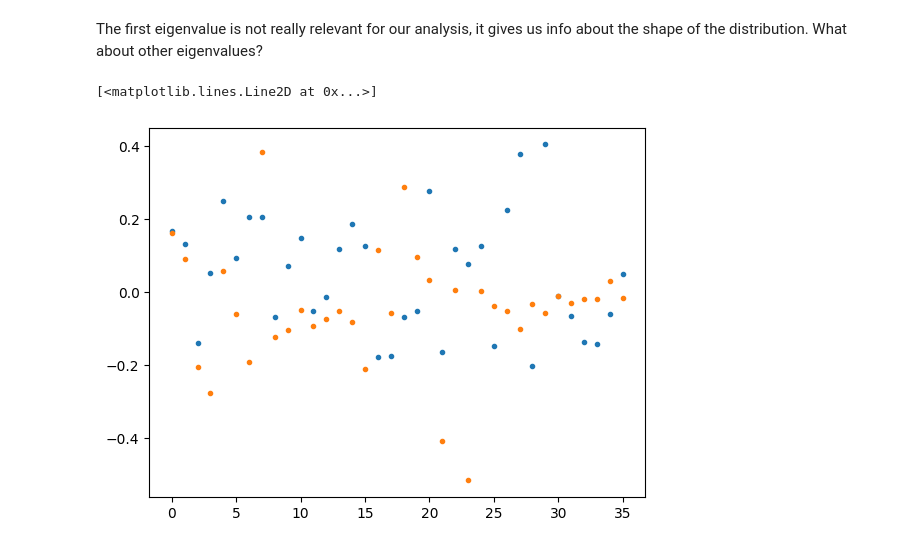
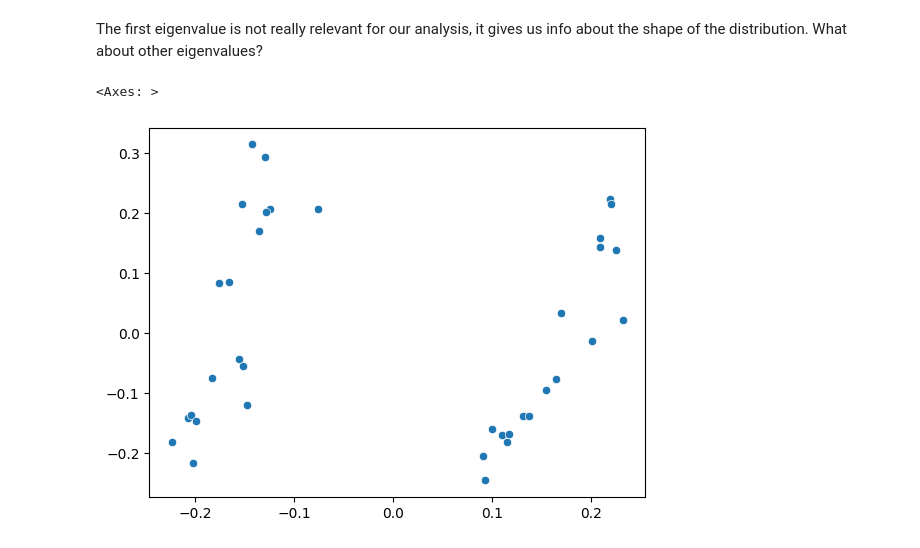
Before and after one commit to ludovicaisa/Physics_Unibo, a Jupyter notebook: src/Pattern_Recognition/Pat_Rec_Lab_1.ipynb, the cells around one changed output. Saved outputs shown, nothing was run; the diff lists cells and outputs as text; code cells hidden in the pictures.

```diff
--- a/src/Pattern_Recognition/Pat_Rec_Lab_1.ipynb
+++ b/src/Pattern_Recognition/Pat_Rec_Lab_1.ipynb
@@ -48,9 +50,10 @@ plt.bar(np.arange(Eigval.shape[0]), np.sqrt(Eigval))
 # %% [markdown]
 The first eigenvalue is not really relevant for our analysis, it gives us info about the shape of the distribution.
 What about other eigenvalues?
-# %%
-plt.plot(Load[:,1], '.')
-plt.plot(Load[:,2], '.')
-# %% [output]
-[<matplotlib.lines.Line2D at 0x...>]
-[figure, removed]
+# %%
+import seaborn as sns
+
+sns.scatterplot(x=Load[1, :], y=Load[2, :])
+# %% [output]
+<Axes: >
+[figure, added]
```
Also changed, not shown: parts of 10 cells of this notebook, 2 other files.
